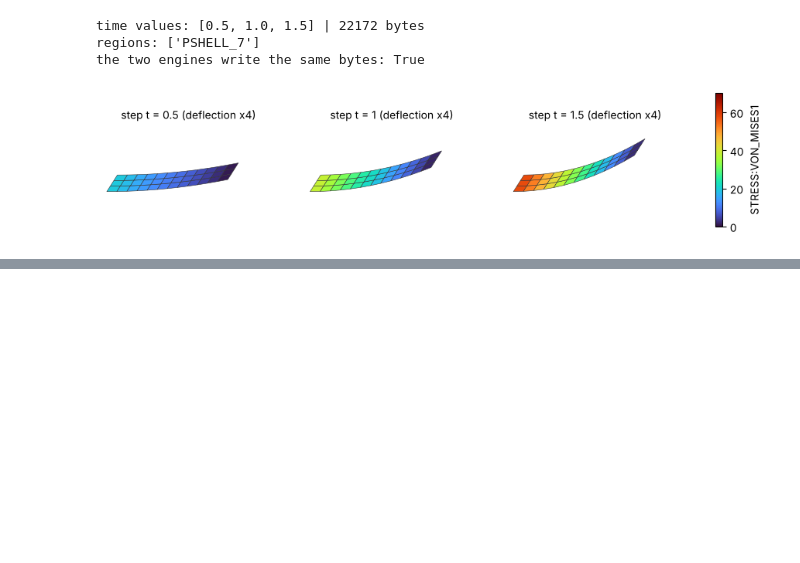
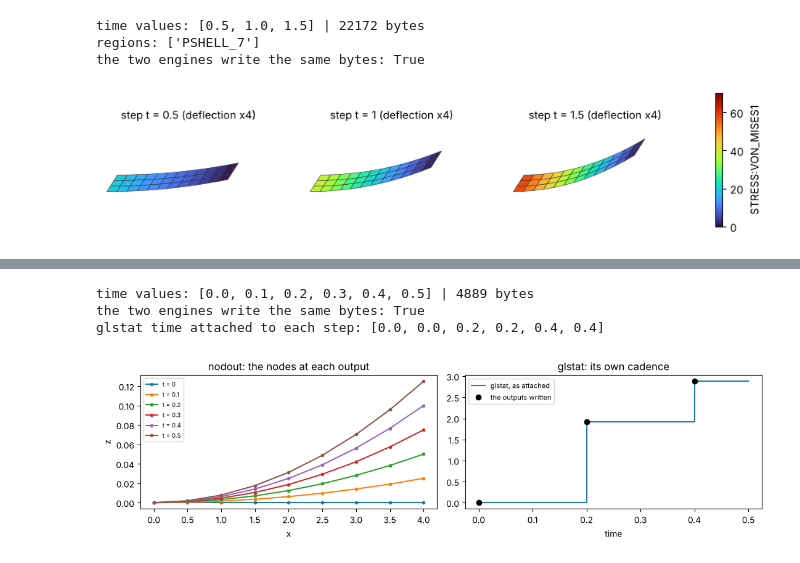
Before and after one commit to loumalouomega/meshioplusplus, a Jupyter notebook: example/python/24_format_parity.ipynb, the cells around one changed output, grey strips where cells are left out. Saved outputs shown, nothing was run; the diff lists cells and outputs as text; code cells hidden in the pictures; blank space fills up the shorter version.

```diff
--- a/example/python/24_format_parity.ipynb
+++ b/example/python/24_format_parity.ipynb
@@ -553,0 +558,51 @@ the two engines write the same bytes: True
+# %%
+from meshioplusplus.lsdyna_binout import _write as binout_python
+
+n = 9
+x0 = np.linspace(0, 4, n)
+base = np.column_stack([x0, np.zeros(n), np.zeros(n)])
+
+
+def nodes(t, glstat=None):
+    w = 0.25 * t * (x0 / 4.0) ** 2                                   # a cantilever bending as t grows
+    mesh = mp.Mesh(base + np.column_stack([np.zeros(n), np.zeros(n), w]), [('vertex', np.arange(n)[:, None])])
+    mesh.point_data['lsdyna:nid'] = np.arange(101, 101 + n)
+    mesh.point_data['displacement'] = np.column_stack([np.zeros(n), np.zeros(n), w])
+    mesh.field_data['binout:nodout:cycle'] = np.array([int(1000 * t)])
+    if glstat is not None:                                            # global energies, written every 0.2
+        mesh.field_data['binout:glstat:time'] = np.array([glstat])
+        mesh.field_data['binout:glstat:kinetic_energy'] = np.array([12.0 * glstat * (1 - glstat)])
+    return mesh
+
+
+times = [0.0, 0.1, 0.2, 0.3, 0.4, 0.5]
+glstat_time = [0.0, 0.0, 0.2, 0.2, 0.4, 0.4]
+steps = [(t, nodes(t, g)) for t, g in zip(times, glstat_time)]
+binout = os.path.join(TMP, 'binout')
+mp.write_sequence(binout, steps, file_format='lsdyna_binout')
+print('time values:', np.round(mp.read_metadata(binout)['time_values'], 3).tolist(), '|', os.path.getsize(binout), 'bytes')
+
+python_path = os.path.join(TMP, 'binout_python')
+with binout_python.SeriesWriter(python_path) as writer:
+    for t, mesh in steps:
+        writer.write(t, mesh)
+print('the two engines write the same bytes:', open(binout, 'rb').read() == open(python_path, 'rb').read())
+
+back = [(t, m) for t, m in mp.read_sequence(binout, file_format='lsdyna_binout')]
+print('glstat time attached to each step:', [round(float(m.field_data['binout:glstat:time'][0]), 2) for _, m in back])
+
+fig, axes = plt.subplots(1, 2, figsize=(11, 3.2))
+for t, m in back:
+    axes[0].plot(m.points[:, 0], m.points[:, 2], marker='o', ms=3, label=f't = {t:g}')
+axes[0].set_title('nodout: the nodes at each output'); axes[0].set_xlabel('x'); axes[0].set_ylabel('z'); axes[0].legend(fontsize=7)
+tt = [t for t, _ in back]
+axes[1].step(tt, [m.field_data['binout:glstat:kinetic_energy'][0] for _, m in back], where='post', label='glstat, as attached')
+axes[1].plot([0.0, 0.2, 0.4], [12.0 * g * (1 - g) for g in (0.0, 0.2, 0.4)], 'ko', label='the outputs written')
+axes[1].set_title('glstat: its own cadence'); axes[1].set_xlabel('time'); axes[1].legend(fontsize=8)
+plt.tight_layout()
+plt.show()
+# %% [output]
+time values: [0.0, 0.1, 0.2, 0.3, 0.4, 0.5] | 4889 bytes
+the two engines write the same bytes: True
+glstat time attached to each step: [0.0, 0.0, 0.2, 0.2, 0.4, 0.4]
+[figure, added]
```
Also changed, not shown: parts of 1 cell of this notebook, 32 other files.
